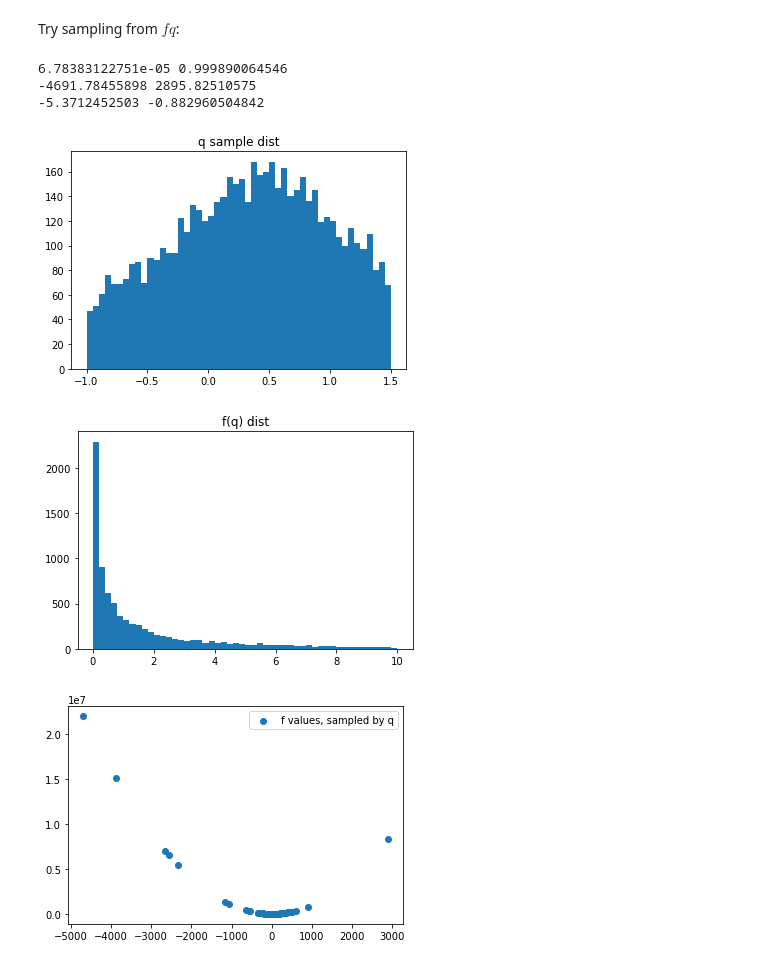
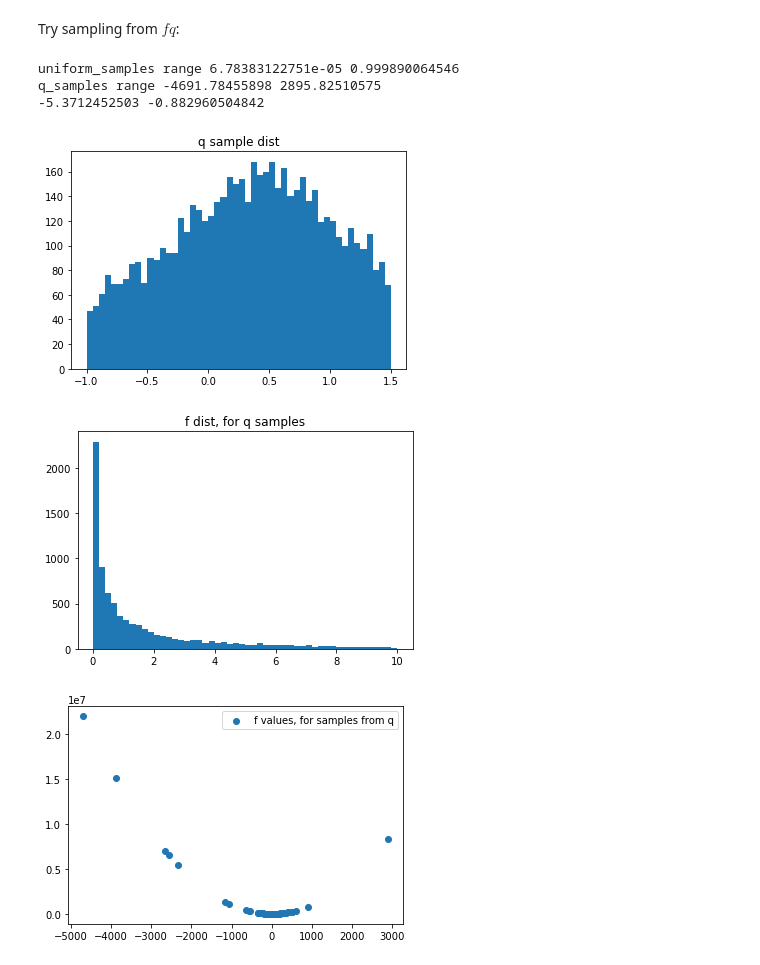
Before and after one commit to hughperkins/pub-prototyping, a Jupyter notebook: maths/importance_sampling.ipynb, the cells around one changed output. Saved outputs shown, nothing was run; the diff lists cells and outputs as text; code cells hidden in the pictures.

```diff
--- a/maths/importance_sampling.ipynb
+++ b/maths/importance_sampling.ipynb
@@ -319,32 +321,32 @@ Try sampling from $fq$:
 # %%
 N = 10000
 
 r = np.random.RandomState(123)
 # help(r.uniform)
-samples = r.rand(N)
-print(min(samples), max(samples))
+uniform_samples = r.uniform(size=N)
+print('uniform_samples range', min(uniform_samples), max(uniform_samples))
 # print(samples)
 
-x_samples = mu + np.tan(np.pi * samples - np.pi / 2)
-f_samples = x_samples * x_samples
-print(min(x_samples), max(x_samples))
-print(np.tan(min(x_samples)), np.tan(max(x_samples)))
+q_samples = mu + np.tan(np.pi * uniform_samples - np.pi / 2)
+f_of_samples = q_samples * q_samples
+print('q_samples range', min(q_samples), max(q_samples))
+print(np.tan(min(q_samples)), np.tan(max(q_samples)))
 
-plt.hist(x_samples, bins=50, range=[-1.0, 1.5])
+plt.hist(q_samples, bins=50, range=[-1.0, 1.5])
 plt.title('q sample dist')
 plt.show()
 
-plt.hist(f_samples, bins=50, range=[0.0, 10.0])
-plt.title('f(q) dist')
+plt.hist(f_of_samples, bins=50, range=[0.0, 10.0])
+plt.title('f dist, for q samples')
 plt.show()
 
-plt.scatter(x_samples, f_samples, label='f values, sampled by q')
+plt.scatter(q_samples, f_of_samples, label='f values, for samples from q')
 plt.legend()
 plt.show()
 # %% [output]
-6.78383122751e-05 0.999890064546
--4691.78455898 2895.82510575
+uniform_samples range 6.78383122751e-05 0.999890064546
+q_samples range -4691.78455898 2895.82510575
 -5.3712452503 -0.882960504842
 [figure]
-[figure, old version]
+[figure, new version]
-[figure, old version]
+[figure, new version]
```
Also changed, not shown: parts of 10 cells of this notebook.
